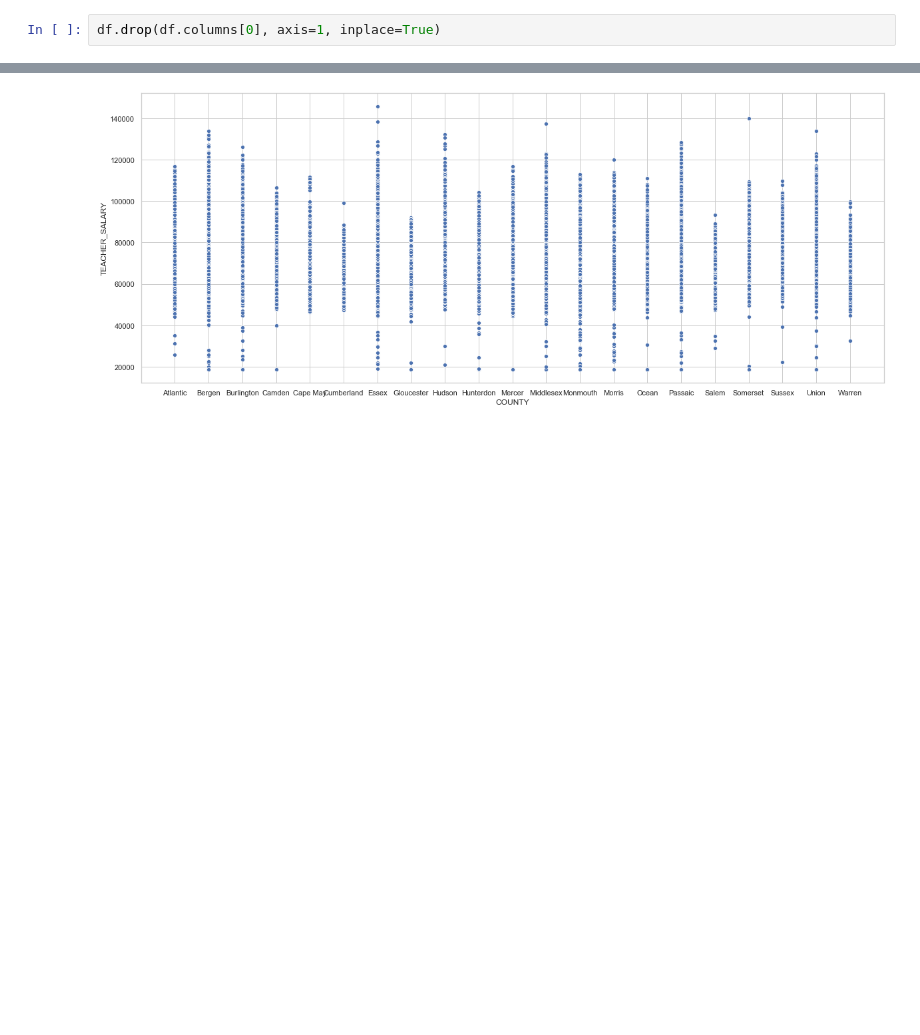
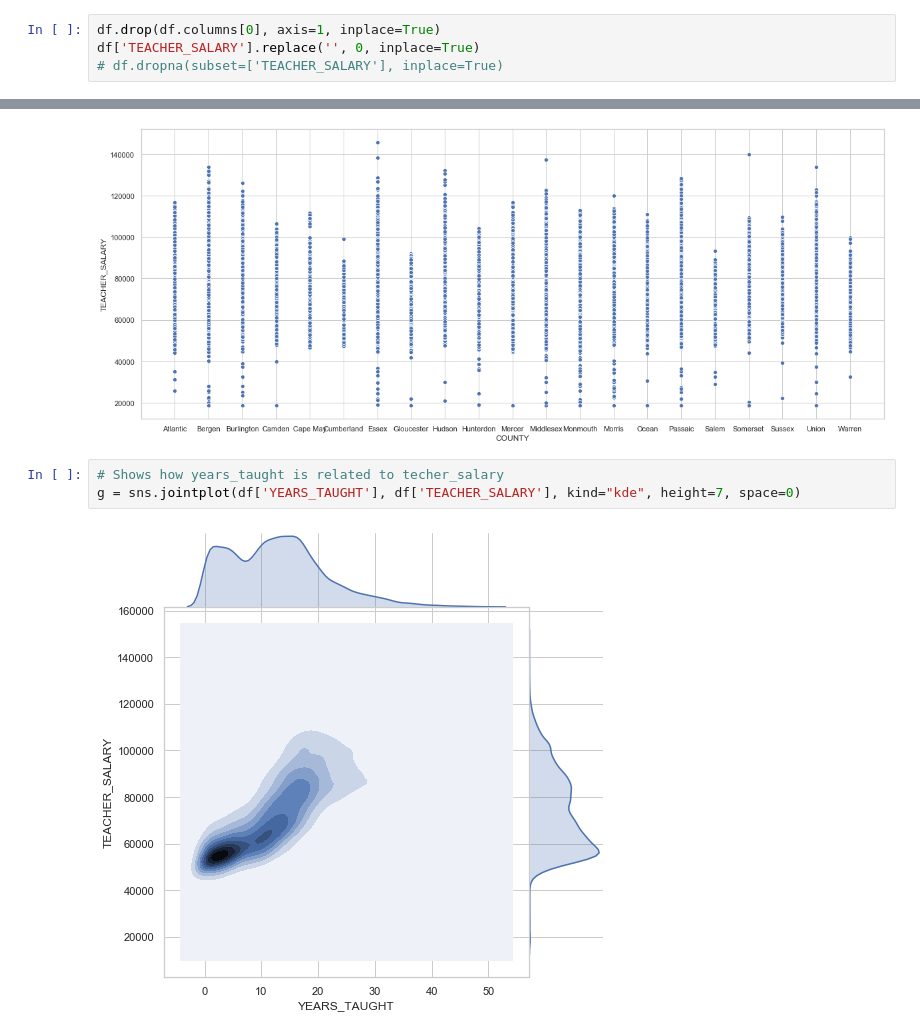
Before and after one commit to abastol1/Analysis-of-Teacher-s-Salary-in-different-County-of-New-Jersey, a Jupyter notebook: Dataset_Visualization.ipynb, the cells around one changed output, grey strips where cells are left out. Cells and saved outputs as stored; diff of their text form; blank space fills up the shorter version.

Commit message:
More Correlation Graphs

```diff
--- a/Dataset_Visualization.ipynb
+++ b/Dataset_Visualization.ipynb
@@ -34,3 +34,5 @@ df.describe()
 # Cleaning the dataframe
 # %%
 df.drop(df.columns[0], axis=1, inplace=True)
+df['TEACHER_SALARY'].replace('', 0, inplace=True)
+# df.dropna(subset=['TEACHER_SALARY'], inplace=True)
@@ -111,3 +118,8 @@ sns.scatterplot(x='COUNTY', y='TEACHER_SALARY', data=df)
 # %% [output]
 <matplotlib.axes._subplots.AxesSubplot at 0x...>
 [figure]
+# %%
+# Shows how years_taught is related to techer_salary
+g = sns.jointplot(df['YEARS_TAUGHT'], df['TEACHER_SALARY'], kind="kde", height=7, space=0)
+# %% [output]
+[figure, added]
```
Also changed, not shown: parts of 15 cells of this notebook, 1 other file.
